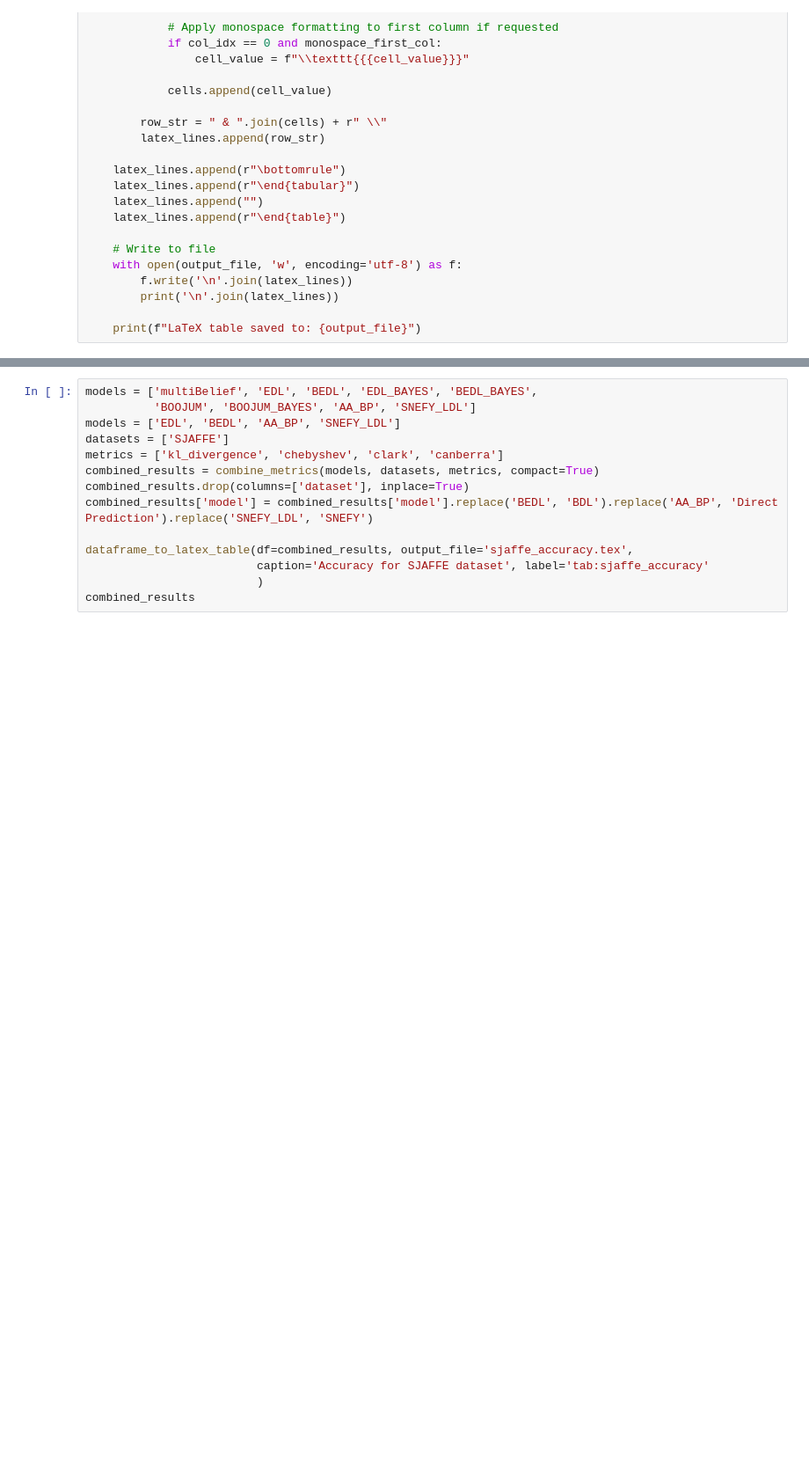
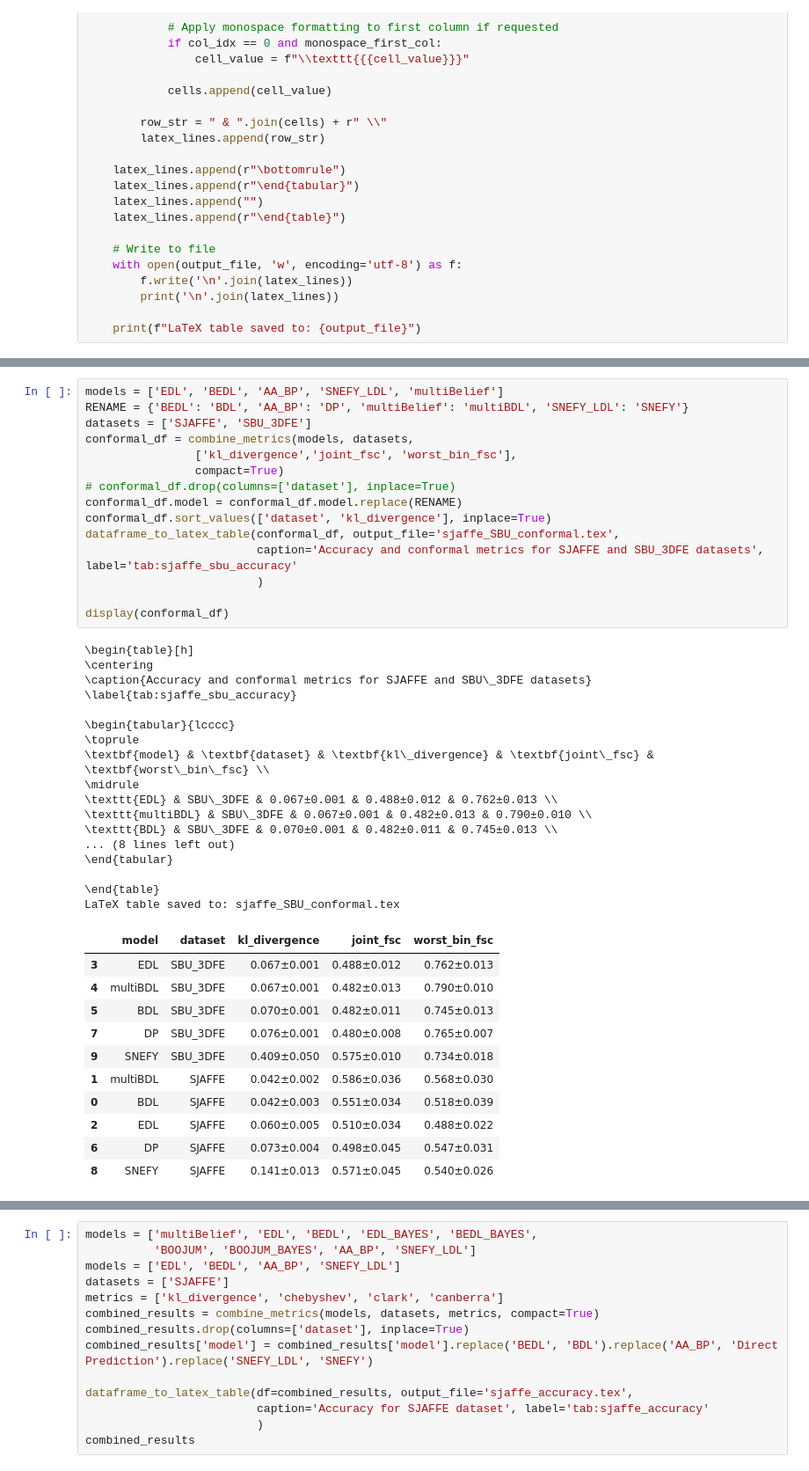
Before and after one commit to DuncanCSt/PyLDL, a Jupyter notebook: bedl_experiments/comparisons.ipynb, the cells around one changed output, grey strips where cells are left out. Shown at 88% size. Cells and saved outputs as stored; diff of their text form; blank space fills up the shorter version.

```diff
--- a/bedl_experiments/comparisons.ipynb
+++ b/bedl_experiments/comparisons.ipynb
@@ -372,0 +394,44 @@ KeyError: 'joint_ece_cal_mean'
+# %%
+models = ['EDL', 'BEDL', 'AA_BP', 'SNEFY_LDL', 'multiBelief']
+RENAME = {'BEDL': 'BDL', 'AA_BP': 'DP', 'multiBelief': 'multiBDL', 'SNEFY_LDL': 'SNEFY'}
+datasets = ['SJAFFE', 'SBU_3DFE']
+conformal_df = combine_metrics(models, datasets,
+                ['kl_divergence','joint_fsc', 'worst_bin_fsc'],
+                compact=True)
+# conformal_df.drop(columns=['dataset'], inplace=True)
+conformal_df.model = conformal_df.model.replace(RENAME)
+conformal_df.sort_values(['dataset', 'kl_divergence'], inplace=True)
+dataframe_to_latex_table(conformal_df, output_file='sjaffe_SBU_conformal.tex',
+                         caption='Accuracy and conformal metrics for SJAFFE and SBU_3DFE datasets', label='tab:sjaffe_sbu_accuracy'
+                         )
+
+display(conformal_df)
+# %% [output]
+\begin{table}[h]
+\centering
+\caption{Accuracy and conformal metrics for SJAFFE and SBU\_3DFE datasets}
+\label{tab:sjaffe_sbu_accuracy}
+
+\begin{tabular}{lcccc}
+\toprule
+\textbf{model} & \textbf{dataset} & \textbf{kl\_divergence} & \textbf{joint\_fsc} & \textbf{worst\_bin\_fsc} \\
+\midrule
+\texttt{EDL} & SBU\_3DFE & 0.067±0.001 & 0.488±0.012 & 0.762±0.013 \\
+\texttt{multiBDL} & SBU\_3DFE & 0.067±0.001 & 0.482±0.013 & 0.790±0.010 \\
+\texttt{BDL} & SBU\_3DFE & 0.070±0.001 & 0.482±0.011 & 0.745±0.013 \\
+... (8 lines left out)
+\end{tabular}
+
+\end{table}
+LaTeX table saved to: sjaffe_SBU_conformal.tex
+|  | model | dataset | kl_divergence | joint_fsc | worst_bin_fsc |
+| 3 | EDL | SBU_3DFE | 0.067±0.001 | 0.488±0.012 | 0.762±0.013 |
+| 4 | multiBDL | SBU_3DFE | 0.067±0.001 | 0.482±0.013 | 0.790±0.010 |
+| 5 | BDL | SBU_3DFE | 0.070±0.001 | 0.482±0.011 | 0.745±0.013 |
+| 7 | DP | SBU_3DFE | 0.076±0.001 | 0.480±0.008 | 0.765±0.007 |
+| 9 | SNEFY | SBU_3DFE | 0.409±0.050 | 0.575±0.010 | 0.734±0.018 |
+| 1 | multiBDL | SJAFFE | 0.042±0.002 | 0.586±0.036 | 0.568±0.030 |
+| 0 | BDL | SJAFFE | 0.042±0.003 | 0.551±0.034 | 0.518±0.039 |
+| 2 | EDL | SJAFFE | 0.060±0.005 | 0.510±0.034 | 0.488±0.022 |
+| 6 | DP | SJAFFE | 0.073±0.004 | 0.498±0.045 | 0.547±0.031 |
+| 8 | SNEFY | SJAFFE | 0.141±0.013 | 0.571±0.045 | 0.540±0.026 |
```
Also changed, not shown: parts of 6 cells of this notebook, 3 other files.
